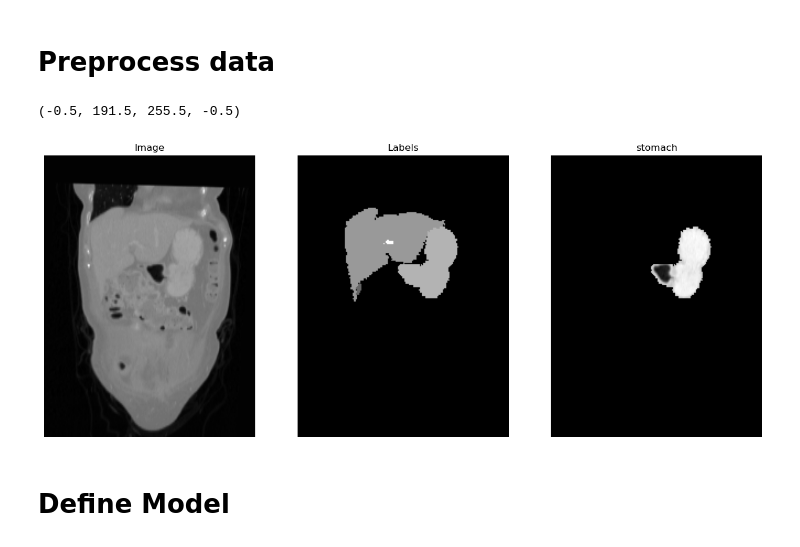
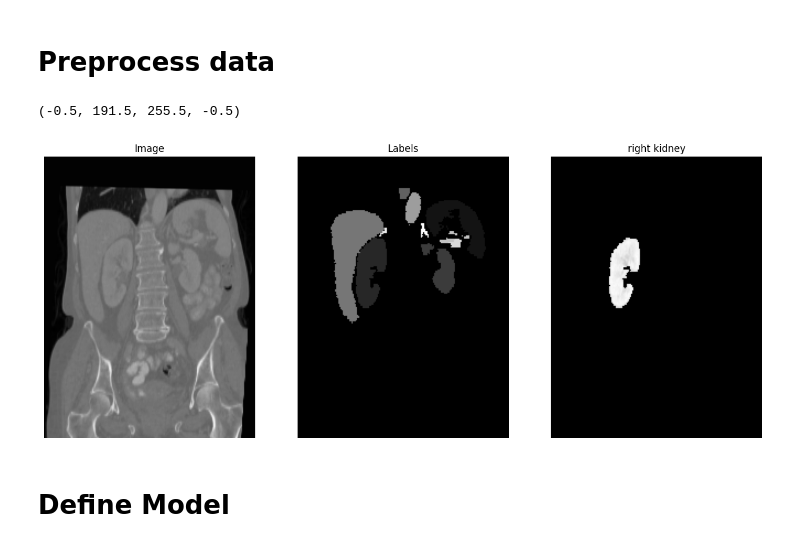
Before and after one commit to tdiepenb/MedicalImageRegistration, a Jupyter notebook: AbdomenCTCT/AbdomenCTCT_single_organ_train.ipynb, the cells around one changed output. Drawn from its saved outputs; the diff is of its cells as text; code cells hidden in the pictures.

```diff
--- a/AbdomenCTCT/AbdomenCTCT_single_organ_train.ipynb
+++ b/AbdomenCTCT/AbdomenCTCT_single_organ_train.ipynb
@@ -119,7 +116,7 @@ organs = {
     13: "right adrenal gland"
 }
 
-organ = 7
+organ = 2
 # %%
 # normalize images
 training_images_normalized = (training_images_raw - np.min(training_images_raw)) / (np.max(training_images_raw) - np.min(training_images_raw))
@@ -144,21 +141,21 @@ del training_labels_rotated
 # %%
 # preview data
 img = 0
-depth = 40
+depth = 90
 
 fig, (ax0, ax1, ax2) = plt.subplots(ncols=3, figsize=(16,8))
 ax0.imshow(training_images[img,depth],cmap='gray')
 ax0.set_title("Image")
 ax0.axis("off")
 ax1.imshow(training_labels[img,depth], cmap='gray')
 ax1.set_title("Labels")
 ax1.axis("off")
 ax2.imshow(training_organ[img,depth], cmap='gray')
 ax2.set_title(organs[organ])
 ax2.axis("off")
 # %% [output]
 (-0.5, 191.5, 255.5, -0.5)
-[figure, old version]
+[figure, new version]
 # %% [markdown]
 # Define Model
 # %%
```
Also changed, not shown: parts of 8 cells of this notebook, 13 other files.
